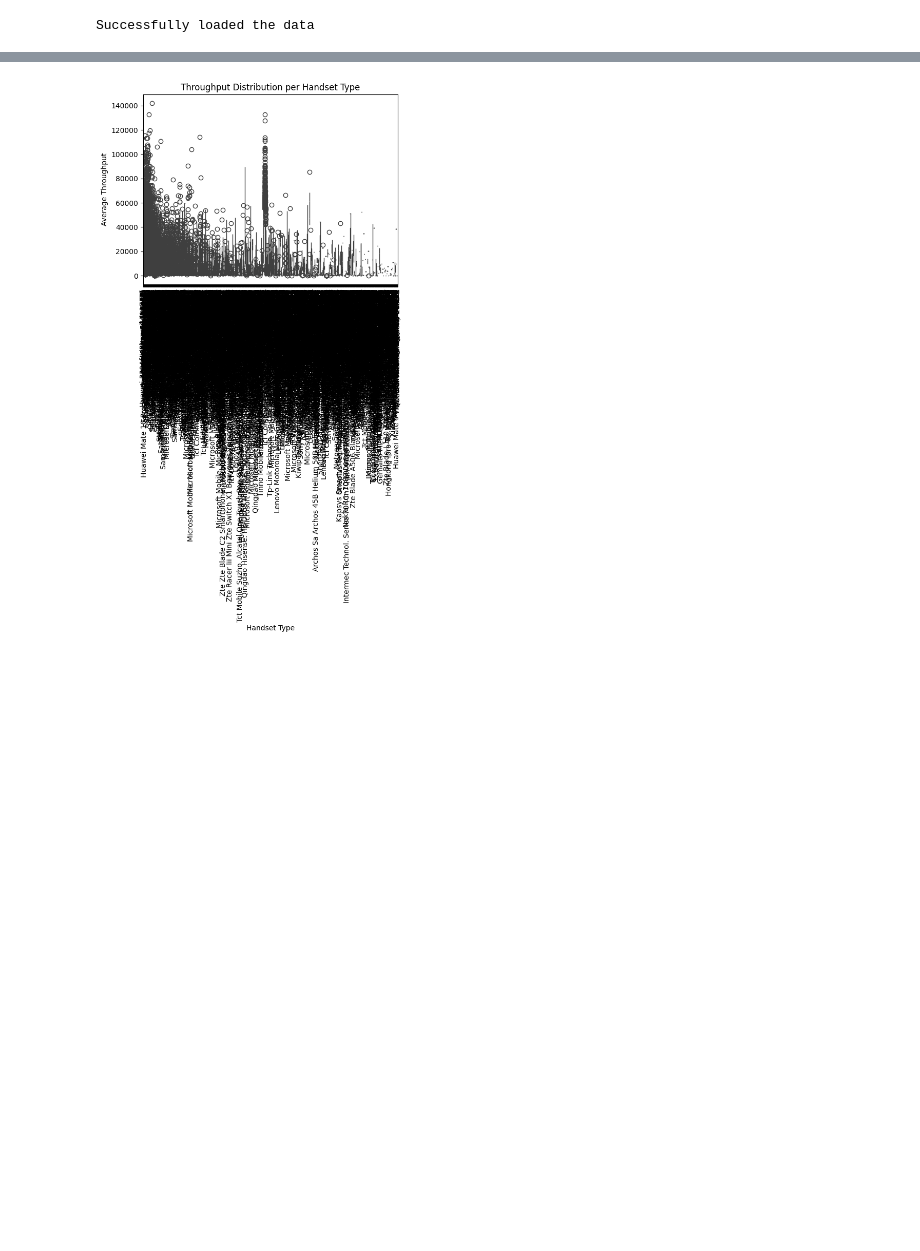
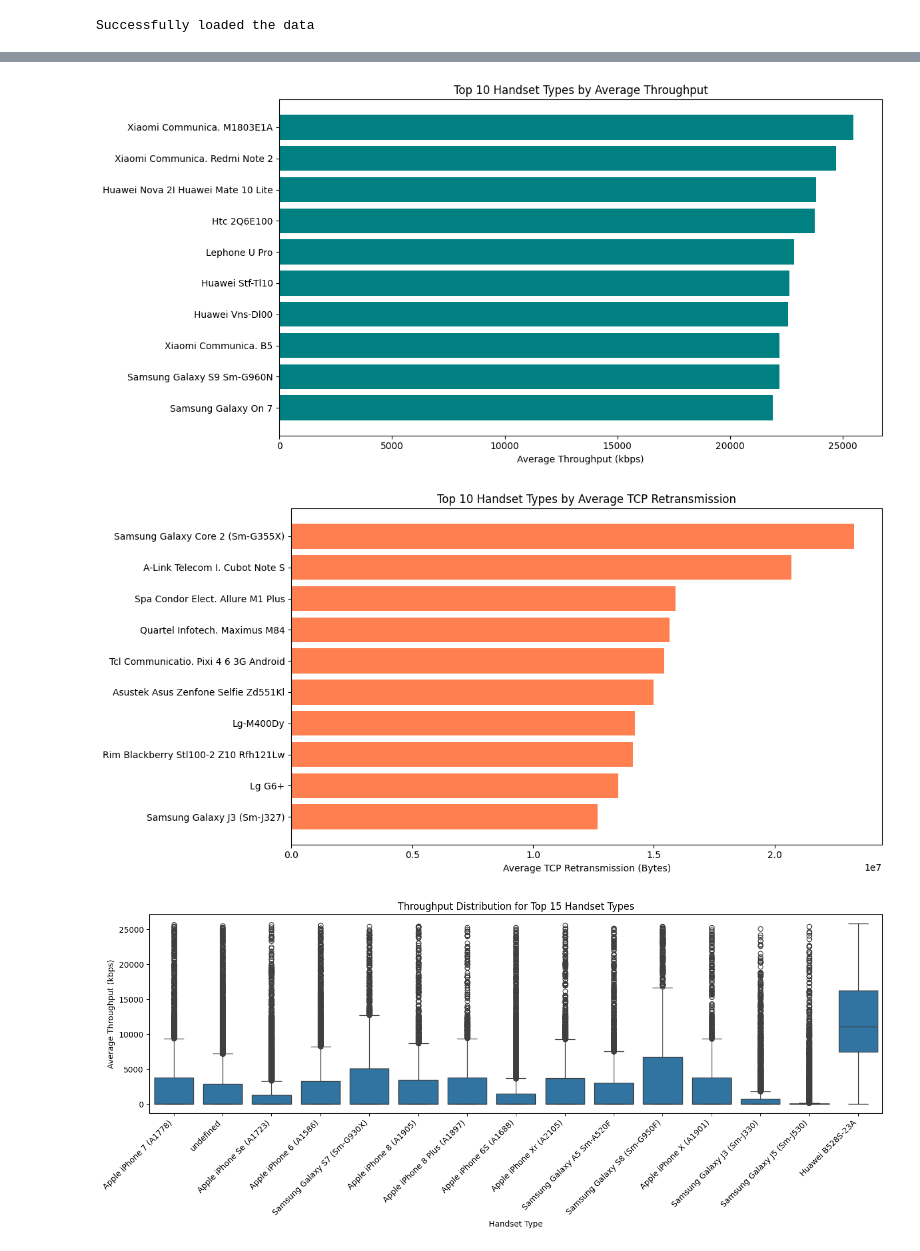
Before and after one commit to SosiSis/Telcom, a Jupyter notebook: notebooks/user_experience_analytics.ipynb, the cells around one changed output, grey strips where cells are left out. Drawn from its saved outputs; the diff is of its cells as text; code cells hidden in the pictures; blank space fills up the shorter version.

```diff
--- a/notebooks/user_experience_analytics.ipynb
+++ b/notebooks/user_experience_analytics.ipynb
@@ -63,4 +154,10 @@ most_frequent_tcp = agg_data['Average TCP Retransmission'].mode()
 # %%
 # Task 3.3 - Analysis per Handset Type
-throughput_by_handset = agg_data.groupby('Handset Type')['Average Throughput'].mean()
-tcp_by_handset = agg_data.groupby('Handset Type')['Average TCP Retransmission'].mean()
+throughput_by_handset = agg_data.groupby('Handset Type')['Average Throughput'].agg(['mean', 'median', 'count']).sort_values('mean', ascending=False)
+tcp_by_handset = agg_data.groupby('Handset Type')['Average TCP Retransmission'].agg(['mean', 'median', 'count']).sort_values('mean', ascending=False)
+
+print("Top 10 Handset Types by Mean Throughput (kbps):")
+print(throughput_by_handset.head(10))
+
+print("\nTop 10 Handset Types by Mean TCP Retransmission (Bytes):")
+print(tcp_by_handset.head(10))
@@ -67,8 +182,32 @@ tcp_by_handset = agg_data.groupby('Handset Type')['Average TCP Retransmission'].
-# %%
-# Visualize distributions
-sns.boxplot(x='Handset Type', y='Average Throughput', data=agg_data)
-plt.title('Throughput Distribution per Handset Type')
-plt.xticks(rotation=90)
-plt.show()
-# %% [output]
-[figure, removed]
+# %%
+# Visualize distributions for Task 3.3
+plt.figure(figsize=(12, 6))
+top10_throughput = throughput_by_handset.head(10)
+plt.barh(top10_throughput.index[::-1], top10_throughput['mean'][::-1], color='teal')
+plt.xlabel('Average Throughput (kbps)')
+plt.title('Top 10 Handset Types by Average Throughput')
+plt.tight_layout()
+plt.show()
+
+plt.figure(figsize=(12, 6))
+top10_tcp = tcp_by_handset.head(10)
+plt.barh(top10_tcp.index[::-1], top10_tcp['mean'][::-1], color='coral')
+plt.xlabel('Average TCP Retransmission (Bytes)')
+plt.title('Top 10 Handset Types by Average TCP Retransmission')
+plt.tight_layout()
+plt.show()
+
+# Boxplot overview for throughput distribution by handset type (top 15 for readability)
+top_handsets = agg_data['Handset Type'].value_counts().head(15).index
+plt.figure(figsize=(14, 6))
+sns.boxplot(data=agg_data[agg_data['Handset Type'].isin(top_handsets)], x='Handset Type', y='Average Throughput')
+plt.xticks(rotation=45, ha='right')
+plt.xlabel('Handset Type')
+plt.ylabel('Average Throughput (kbps)')
+plt.title('Throughput Distribution for Top 15 Handset Types')
+plt.tight_layout()
+plt.show()
+# %% [output]
+[figure, added]
+[figure, added]
+[figure, added]
```
Also changed, not shown: parts of 17 cells of this notebook, 7 other files.
